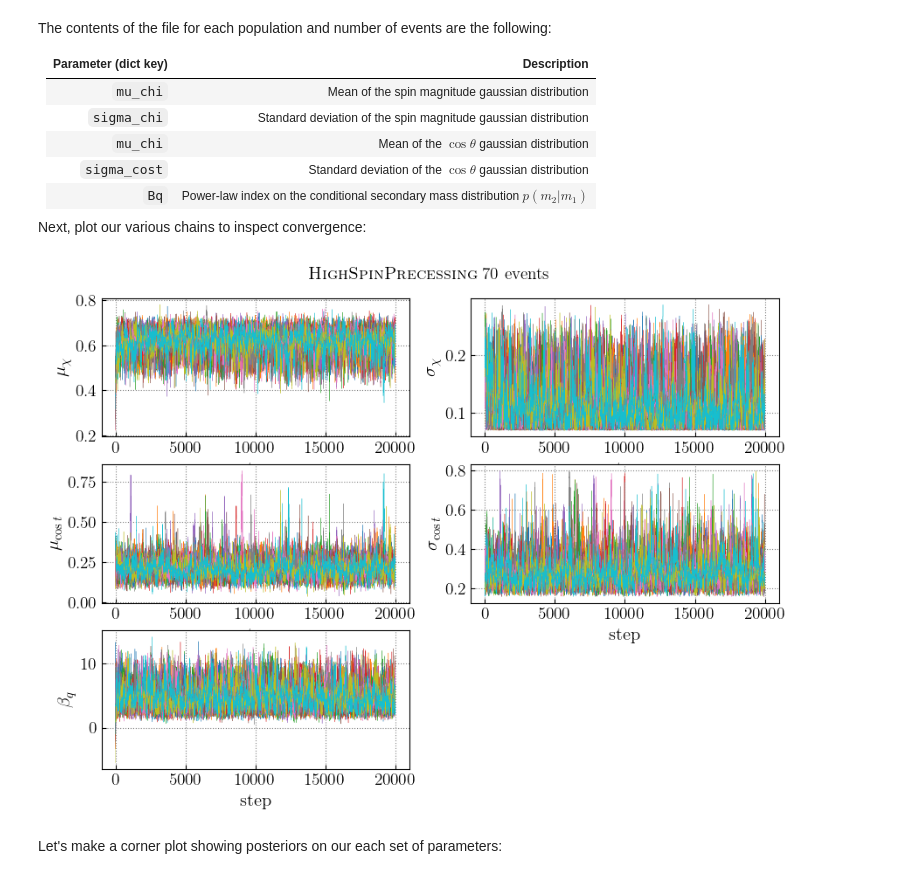
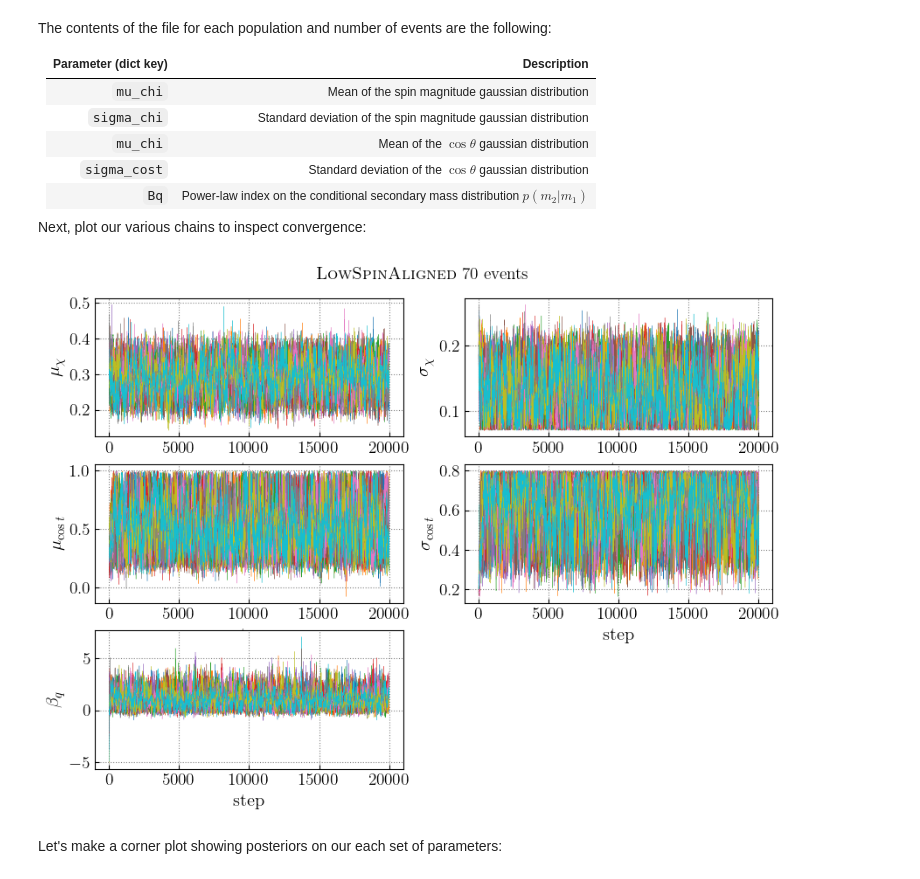
Before and after one commit to simonajmiller/measuring-bbh-component-spin, a Jupyter notebook: Data/PopulationInferenceOutput/inspect_betaPlusGaussian.ipynb, the cells around one changed output. Saved outputs shown, nothing was run; the diff lists cells and outputs as text; code cells hidden in the pictures.

```diff
--- a/Data/PopulationInferenceOutput/inspect_betaPlusGaussian.ipynb
+++ b/Data/PopulationInferenceOutput/inspect_betaPlusGaussian.ipynb
@@ -18,10 +18,9 @@ and make dict containing info for all populations under the given model
 # %%
 # For loading files
 model = 'betaPlusGaussian'
-#pops = ['1', '2', '3']
-pops = ['1', '3']
-nevents = ['70']#, '250']
-date = '062023'
+pops = ['1', '2', '3']
+nevents = ['70', '330']
+date = '070523'
 
 # Make Dict
 data_dict = {}
@@ -31,7 +30,7 @@ for pop in pops:
     data_pop = {}
     for nevent in nevents:
 
-        name = f"{model}_pop{pop}_{nevent}events_highmass_{date}"
+        name = f"{date}_{model}_pop{pop}_{nevent}events"
 
         with open(f'{model}/{name}.json', 'r') as f:
             data = json.load(f)
@@ -68,7 +65,7 @@ The contents of the file for each population and number of events are the follow
 Next, plot our various chains to inspect convergence:
 # %%
 # Select which pop and no. events you want to look at
-pop_key = 'pop 1'
+pop_key = 'pop 3'
 nevent_key = '70 events'
 data = data_dict[pop_key][nevent_key]
 
@@ -82,34 +79,34 @@ axes[0][0].set_ylabel(r'$\mu_\chi$', fontsize=15)
 # sigma of chi
 for chain in data['sigma_chi']['unprocessed']:
     axes[0][1].plot(chain, lw=0.25)
 axes[0][1].set_ylabel(r'$\sigma_\chi$', fontsize=15)
 
 # mean of cos(theta)
 for chain in data['mu_cost']['unprocessed']:
     axes[1][0].plot(chain, lw=0.25)
 axes[1][0].set_ylabel(r'$\mu_{\cos t}$', fontsize=15)
 
 # sigma of cos(theta)
 for chain in data['sigma_cost']['unprocessed']:
     axes[1][1].plot(chain, lw=0.25)
 axes[1][1].set_ylabel(r'$\sigma_{\cos t}$', fontsize=15)
 
 # beta_q
 for chain in data['Bq']['unprocessed']:
     axes[2][0].plot(chain, lw=0.25)
 axes[2][0].set_ylabel(r'$\beta_{q}$', fontsize=15)
 
 for ax in axes:
     for a in ax:
         a.set_xlabel('step', fontsize=15)
 
 axes[2][1].set_visible(False)
 
 plt.suptitle(population_labels_dict[pop_key] + ' ' + nevent_key, y=0.93, fontsize=14)
 
 plt.show()
 # %% [output]
-[figure, old version]
+[figure, new version]
 # %% [markdown]
 Let's make a corner plot showing posteriors on our each set of parameters:
 # %%
```
Also changed, not shown: parts of 4 cells of this notebook, 2 other files.
